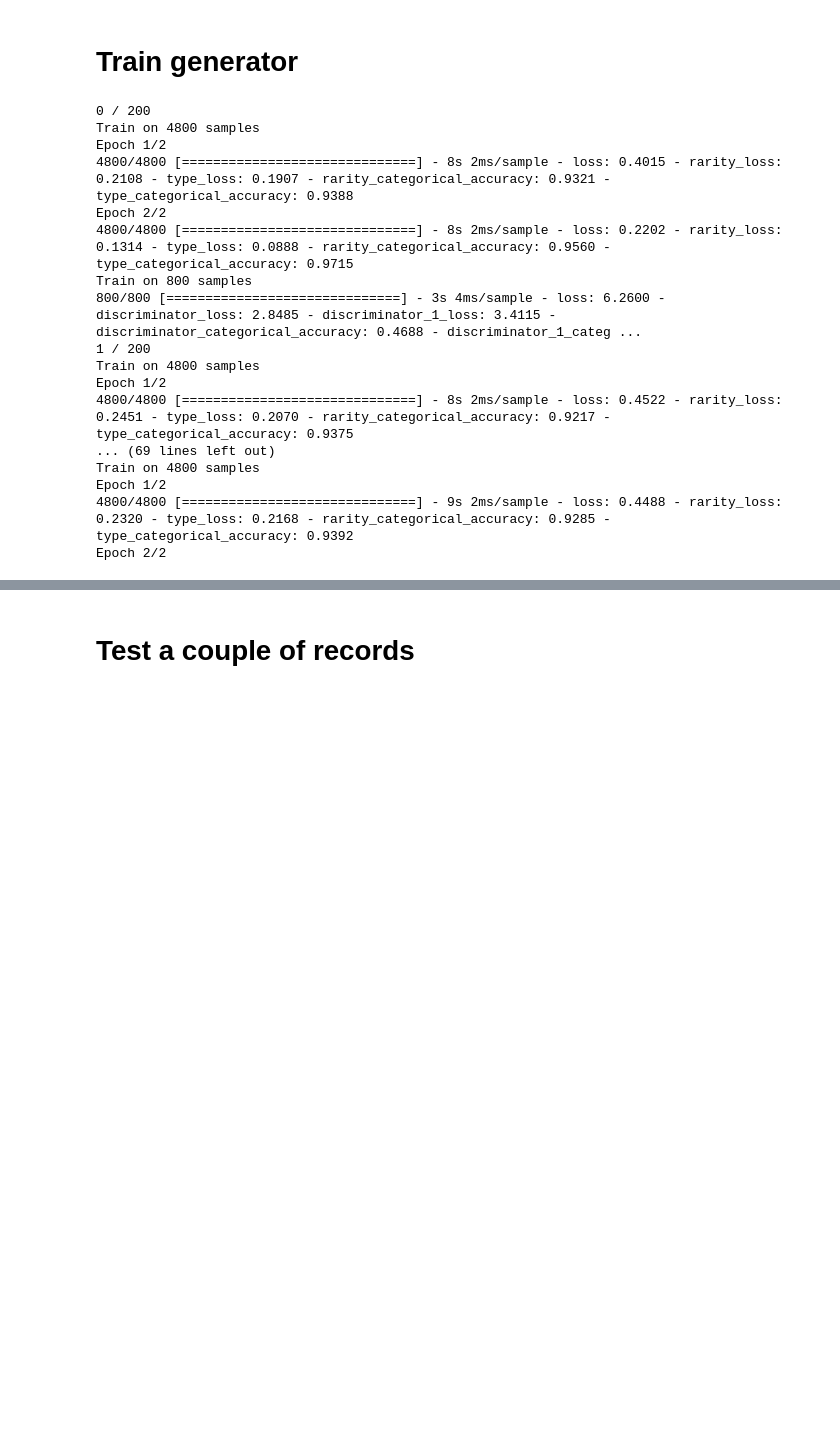
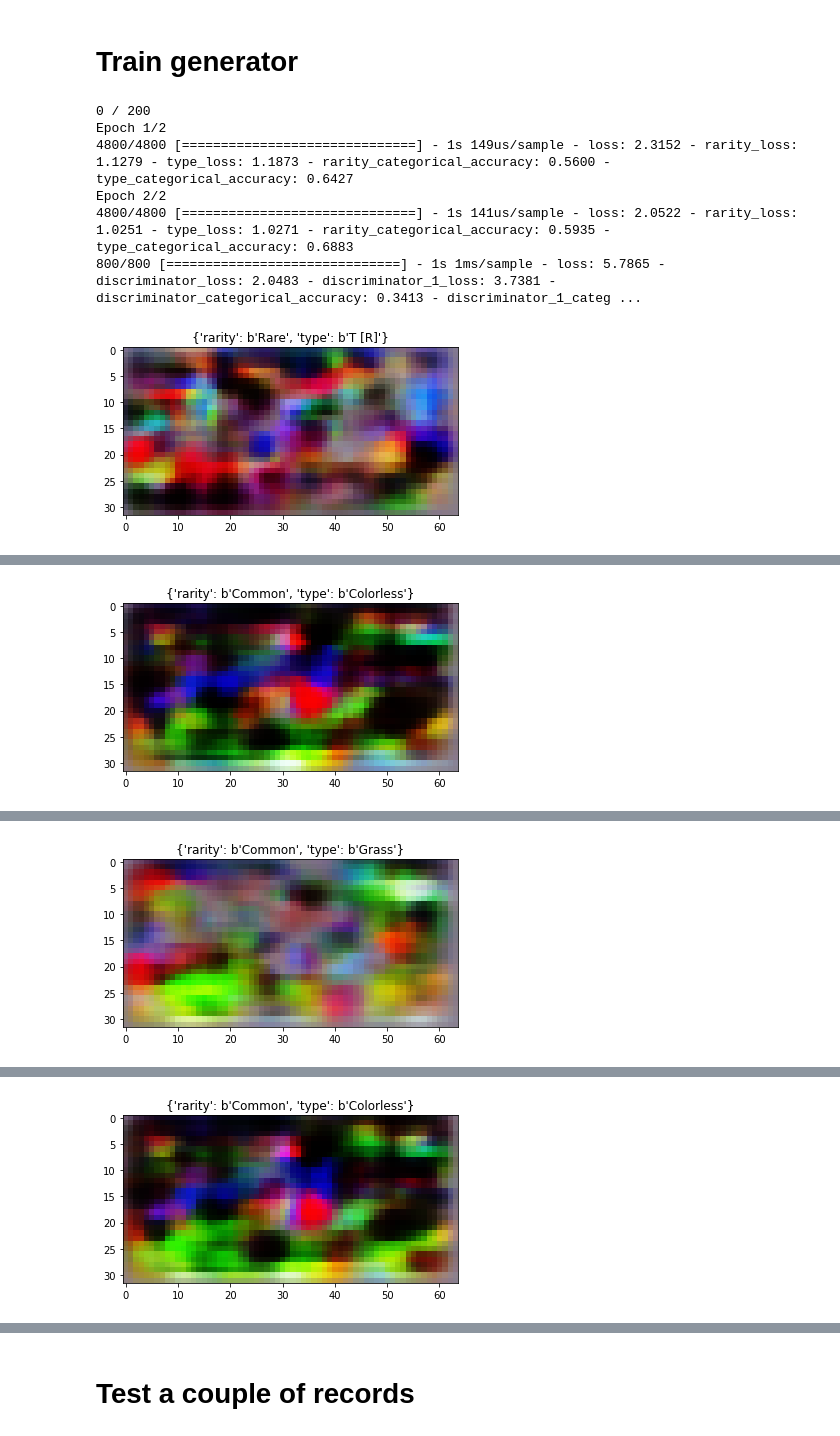
Before and after one commit to jeroenvdhoven/ptcg, a Jupyter notebook: GAN.ipynb, the cells around one changed output, grey strips where cells are left out. Cells and saved outputs as stored; diff of their text form; code cells hidden in the pictures; blank space fills up the shorter version.

```diff
--- a/GAN.ipynb
+++ b/GAN.ipynb
@@ -217,7 +256,7 @@ gen_x = keras.layers.LeakyReLU()(gen_x)
 gen_x = keras.layers.Reshape((generator_init_height, generator_init_width, generator_init_channels))(gen_x)
 
 
-for i, conv_size in enumerate(generator_conv_sizes):
+for i, (conv_size, upsampling) in enumerate(zip(generator_conv_sizes, generator_upsampling)):
     if i < len(generator_conv_sizes) - 1:
         act = "relu"
         filters=generator_filters
@@ -225,8 +264,8 @@ for i, conv_size in enumerate(generator_conv_sizes):
         act = "sigmoid"
         filters= 1 if use_greyscale else 3
 
-
-    gen_x = keras.layers.UpSampling2D(size=2)(gen_x)
+    if upsampling > 1:
+        gen_x = keras.layers.UpSampling2D(size=upsampling)(gen_x)
     gen_x = keras.layers.Conv2DTranspose(
         filters=filters,
         kernel_size=conv_size,
@@ -372,26 +580,6 @@ for output, expected_size in zip(test_predict, size_per_class):
     assert output.shape[1] == expected_size, f"{output.shape} vs {expected_size}"
 # %% [markdown]
 # Training
-# %%
-def make_generator_input(n_records):
-    base_random_input = tf.random.normal((n_records, n_generator_input))
-
-    labels = [
-        keras.utils.to_categorical(
-            tf.convert_to_tensor(
-                np.random.randint(size=(n_records, 1), low=0, high=size-1) # -1 to avoid making fake classes
-            )
-        , size)
-        for size in size_per_class
-    ]
-
-    x_extra = tf.concat(labels, axis=-1)
-
-    x = tf.concat([base_random_input, x_extra], axis=-1)
-    y = {colname: label for colname, label in zip(columns_as_input, labels)}
-    return x, y
-
-assert make_generator_input(10)[0].shape[1] == n_generator_input + sum(size_per_class)
 # %%
 # Intionally swapped tradidtion fake/real labels
 def make_fake_label(n_records):
@@ -447,7 +635,7 @@ def train_discriminator(
         discriminator_x = generated_input
         discriminator_y = generator_y_fake
 
-    discriminator.fit(discriminator_x, discriminator_y, epochs=epochs, shuffle=True, batch_size=batch_size)
+    discriminator.fit(discriminator_x, discriminator_y, epochs=epochs, shuffle=False, batch_size=batch_size)
 # %%
 try:
     train_discriminator(epochs=30, n_real=x.shape[0], n_fake=0)
@@ -475,5 +662,17 @@ KeyboardInterrupt:
 # %% [markdown]
 # Train generator
+# %%
+def plot_images_and_classes(n):
+    inputs, y = make_generator_input(n)
+    predictions = generator.predict(inputs)
+    labels = {k: convert_target_matrix_to_label(y, k) for k in y}
+
+    for i in range(n):
+        img = predictions[i]
+        plt.imshow(img)
+        title = {k: v.numpy()[i] for k, v in labels.items()}
+        plt.title(f"{title}")
+        plt.show()
 # %%
 def train_generator(
     epochs: int,
@@ -489,33 +688,25 @@ def train_generator(
 # %%
 gc.collect()
 try:
     for i in range(n_epochs):
         print(f"{i} / {n_epochs}")
 
         # discriminator
         train_discriminator(2, n_fake=n_random_inputs_per_training, n_real=n_real_per_training)
         gc.collect()
 
         # generator
         train_generator(1, n_fake=n_random_inputs_per_training)
         gc.collect()
+
+        plot_images_and_classes(1)
 finally:
     gc.collect()
 # %% [output]
 0 / 200
-Train on 4800 samples
 Epoch 1/2
-4800/4800 [==============================] - 8s 2ms/sample - loss: 0.4015 - rarity_loss: 0.2108 - type_loss: 0.1907 - rarity_categorical_accuracy: 0.9321 - type_categorical_accuracy: 0.9388
+4800/4800 [==============================] - 1s 149us/sample - loss: 2.3152 - rarity_loss: 1.1279 - type_loss: 1.1873 - rarity_categorical_accuracy: 0.5600 - type_categorical_accuracy: 0.6427
 Epoch 2/2
-4800/4800 [==============================] - 8s 2ms/sample - loss: 0.2202 - rarity_loss: 0.1314 - type_loss: 0.0888 - rarity_categorical_accuracy: 0.9560 - type_categorical_accuracy: 0.9715
-Train on 800 samples
-800/800 [==============================] - 3s 4ms/sample - loss: 6.2600 - discriminator_loss: 2.8485 - discriminator_1_loss: 3.4115 - discriminator_categorical_accuracy: 0.4688 - discriminator_1_categ ...
-1 / 200
-Train on 4800 samples
-Epoch 1/2
-4800/4800 [==============================] - 8s 2ms/sample - loss: 0.4522 - rarity_loss: 0.2451 - type_loss: 0.2070 - rarity_categorical_accuracy: 0.9217 - type_categorical_accuracy: 0.9375
-... (69 lines left out)
-Train on 4800 samples
-Epoch 1/2
-4800/4800 [==============================] - 9s 2ms/sample - loss: 0.4488 - rarity_loss: 0.2320 - type_loss: 0.2168 - rarity_categorical_accuracy: 0.9285 - type_categorical_accuracy: 0.9392
-Epoch 2/2
+4800/4800 [==============================] - 1s 141us/sample - loss: 2.0522 - rarity_loss: 1.0251 - type_loss: 1.0271 - rarity_categorical_accuracy: 0.5935 - type_categorical_accuracy: 0.6883
+800/800 [==============================] - 1s 1ms/sample - loss: 5.7865 - discriminator_loss: 2.0483 - discriminator_1_loss: 3.7381 - discriminator_categorical_accuracy: 0.3413 - discriminator_1_categ ...
+[figure, added]
@@ -522,0 +719 @@ KeyboardInterrupt:
+[figure, added]
@@ -522,0 +726 @@ KeyboardInterrupt:
+[figure, added]
@@ -522,0 +733 @@ KeyboardInterrupt:
+[figure, added]
```
Also changed, not shown: parts of 28 cells of this notebook.
